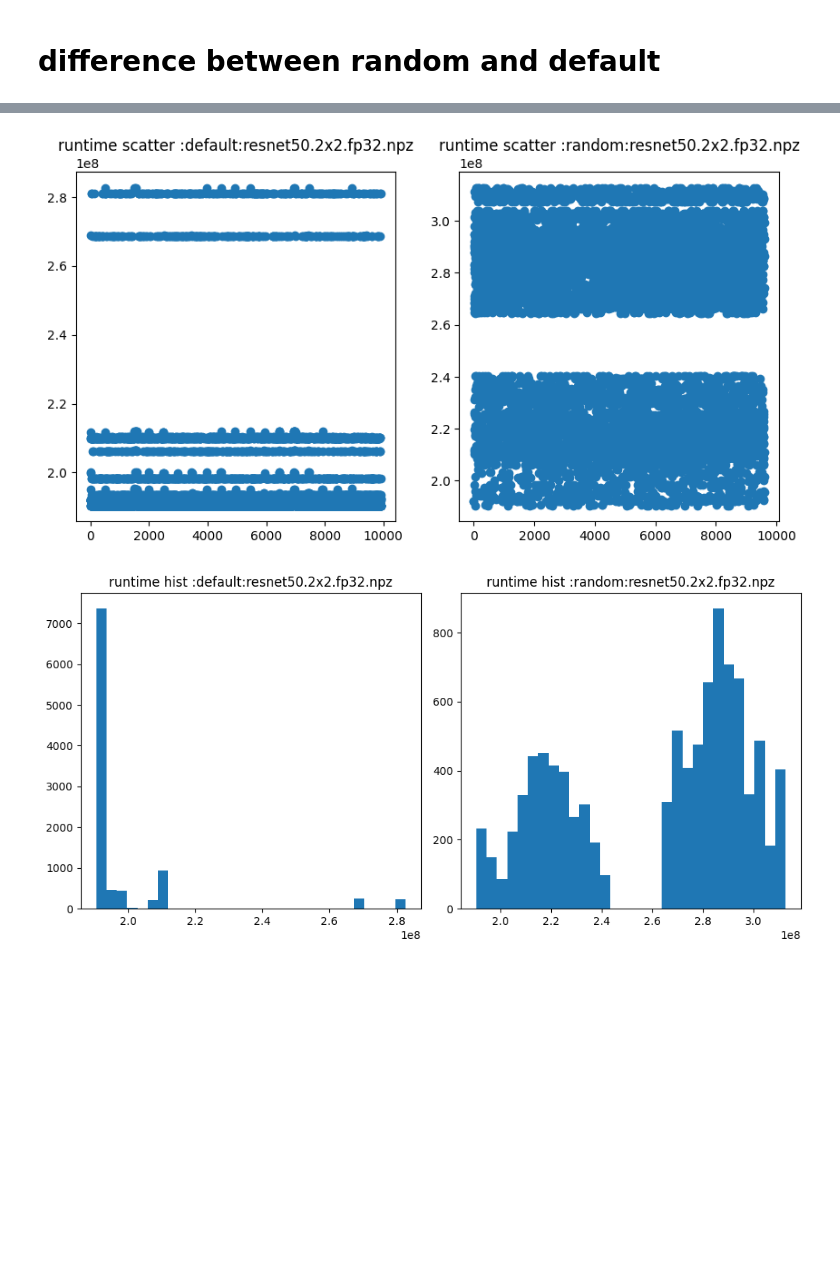
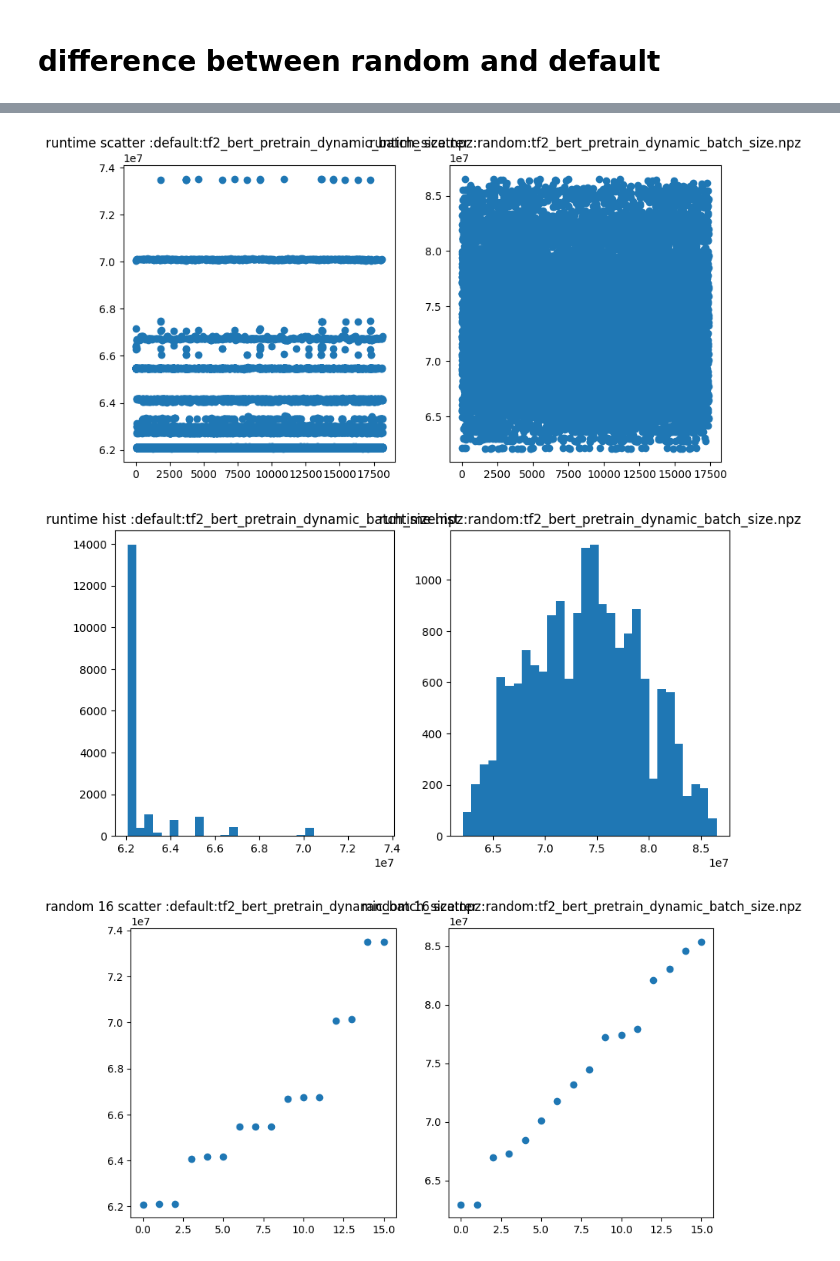
Before and after one commit to SamratThapa120/nn-runtime-network, a Jupyter notebook: notebooks/EDA_torch.ipynb, the cells around one changed output, grey strips where cells are left out. Cells and saved outputs as stored; diff of their text form; code cells hidden in the pictures; blank space fills up the shorter version.

```diff
--- a/notebooks/EDA_torch.ipynb
+++ b/notebooks/EDA_torch.ipynb
@@ -63,23 +163,34 @@ df["modelname"] = df.path.apply(lambda x: x.split("/")[-1])
 # %%
-mname = df[(df.modeltype=="xla")&(df.graphtype=="layout")&(df.split=="train")].modelname.sample(1).to_list()[0]
-pths = df[(df.modeltype=="xla")&(df.graphtype=="layout")&(df.split=="train")&(df.modelname==mname)].path.to_list()
-conftype = df[(df.modeltype=="xla")&(df.graphtype=="layout")&(df.split=="train")&(df.modelname==mname)].config_type.to_list()
+mname = df[(df.modeltype=="xla")&(df.graphtype=="layout")&(df.split=="valid")].modelname.sample(1).to_list()[0]
+pths = df[(df.modeltype=="xla")&(df.graphtype=="layout")&(df.split=="valid")&(df.modelname==mname)].path.to_list()
+conftype = df[(df.modeltype=="xla")&(df.graphtype=="layout")&(df.split=="valid")&(df.modelname==mname)].config_type.to_list()
 if len(pths)==2:
     fig, axs = plt.subplots(1, 2,figsize=(10, 5)) # 1 row, 2 columns
     fig1, axs1 = plt.subplots(1, 2,figsize=(10, 5)) # 1 row, 2 columns
+    fig2, axs2 = plt.subplots(1, 2,figsize=(10, 5)) # 1 row, 2 columns
+    fig3, axs3 = plt.subplots(1, 2,figsize=(10, 5)) # 1 row, 2 columns
     for i,(p,ct) in enumerate(zip(pths,conftype)):
         info = dict(np.load(p))
 
         x = np.arange(len(info["config_runtime"]))
         y = info["config_runtime"]
         axs[i].scatter(x,y)
         axs[i].set_title(f"runtime scatter :{ct}:{mname}")
         # Second plot
         axs1[i].hist(y,bins=30)
         axs1[i].set_title(f"runtime hist :{ct}:{mname}")
 
+        axs2[i].scatter(np.arange(16),np.sort(y[histogram_equalized_sampling(y, 16)]))
+        axs2[i].set_title(f"random 16 scatter :{ct}:{mname}")
+
+        sorted_times = np.argsort(y)
+        indices = np.linspace(0, len(sorted_times) - 1, 16, dtype=int)
+        axs3[i].scatter(np.arange(16),y[sorted_times[indices]])
+        axs3[i].set_title(f"valid scatter :{ct}:{mname}")
+
     plt.tight_layout() # Adjust the layout so the plots are nicely fit
     plt.show
 # %% [output]
-[figure, old version]
+[figure, new version]
-[figure, old version]
+[figure, new version]
+[figure, added]
```
Also changed, not shown: parts of 19 cells of this notebook, 55 other files.
